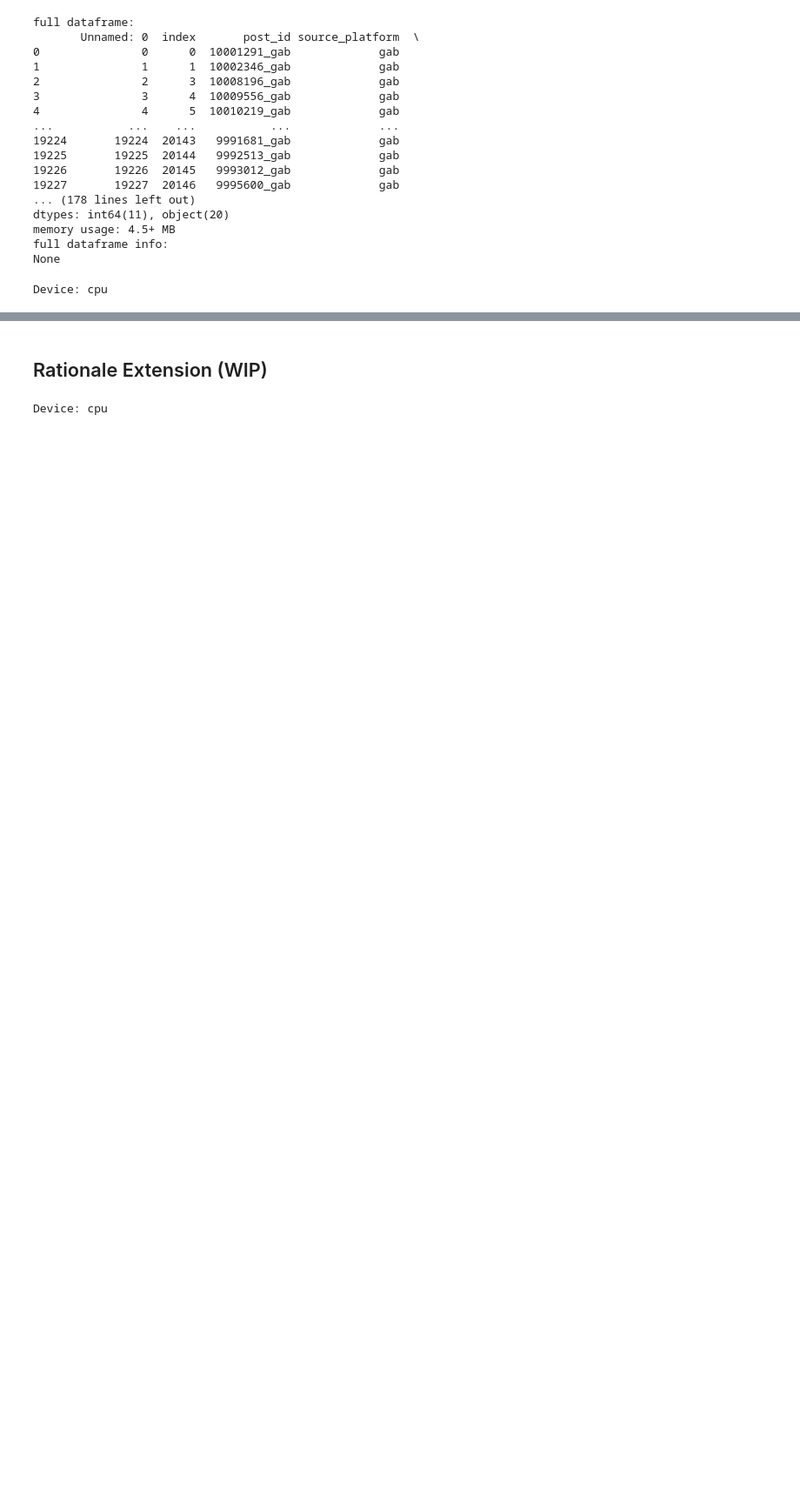
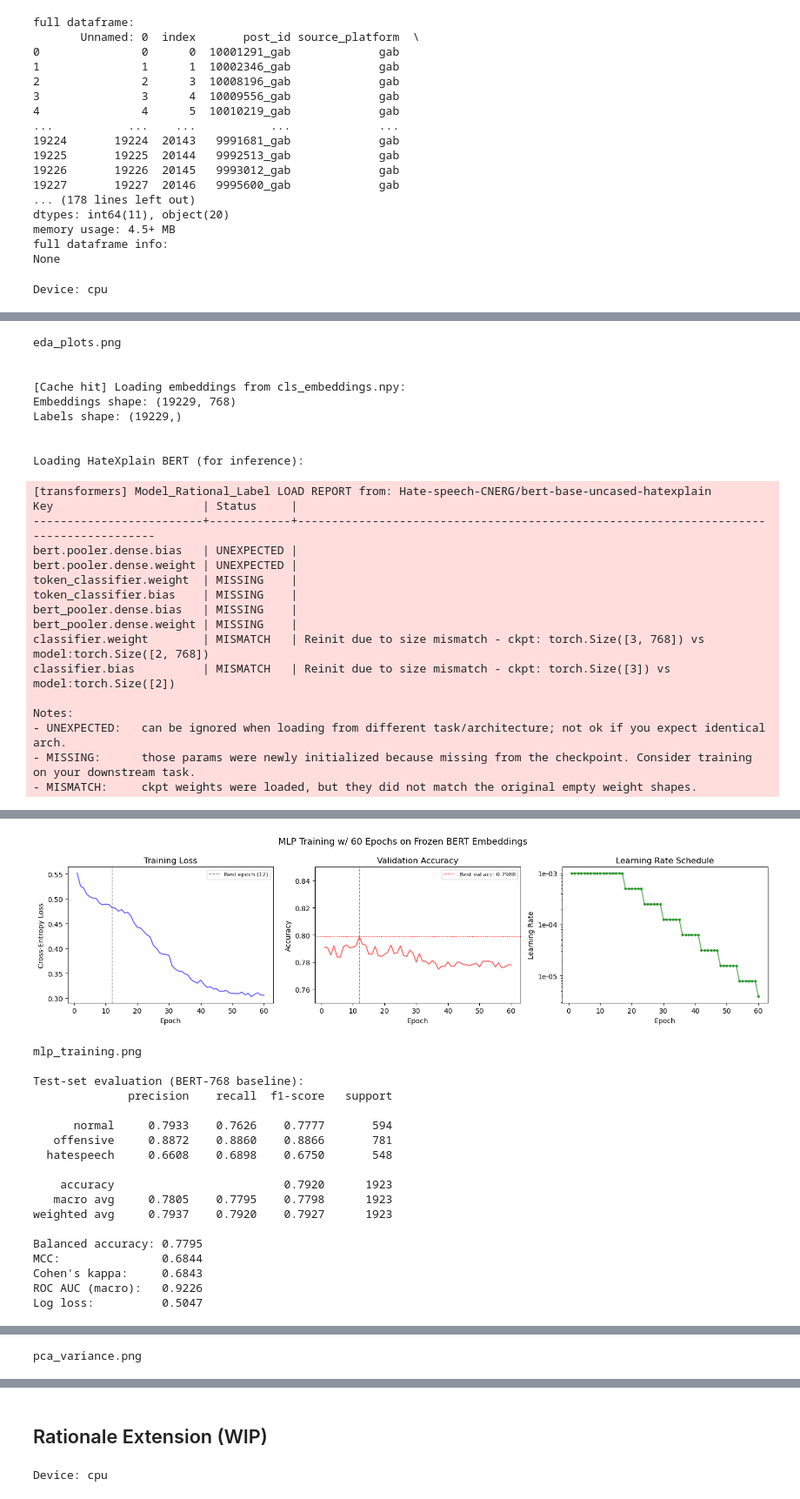
Before and after one commit to arielktran/HateSpeech, a Jupyter notebook: 3_class_MLP_classifier/mini_project_1_code.ipynb, the cells around one changed output, grey strips where cells are left out. Shown at 87% size. Cells and saved outputs as stored; diff of their text form; code cells hidden in the pictures; blank space fills up the shorter version.

```diff
--- a/3_class_MLP_classifier/mini_project_1_code.ipynb
+++ b/3_class_MLP_classifier/mini_project_1_code.ipynb
@@ -51,8 +51,8 @@ from pathlib import Path
 warnings.filterwarnings("ignore")
 
 # Constants:
-HF_MODEL = "Hate-speech-CNERG/bert-base-uncased-hatexplain-rationale-two"
-# HF_MODEL = "Hate-speech-CNERG/bert-base-uncased-hatexplain"
+# HF_MODEL = "Hate-speech-CNERG/bert-base-uncased-hatexplain-rationale-two"
+HF_MODEL = "Hate-speech-CNERG/bert-base-uncased-hatexplain"
 MAX_LEN = 128
 BATCH_SIZE = 32
 MLP_EPOCHS = 60
@@ -446,7 +446,10 @@ def main(csv_path="df_final.csv", sample_n=None):
         # still need tokenizer + bert_model for inference
         print(f"\nLoading HateXplain BERT (for inference):")
         tokenizer = AutoTokenizer.from_pretrained(HF_MODEL)
-        bert_model = Model_Rational_Label.from_pretrained(HF_MODEL).to(DEVICE)
+        # bert_model = Model_Rational_Label.from_pretrained(HF_MODEL).to(DEVICE)
+        bert_model = Model_Rational_Label.from_pretrained(
+            HF_MODEL, ignore_mismatched_sizes=True
+        ).to(DEVICE)
         for p in bert_model.parameters():
             p.requires_grad = False
         bert_model.eval()
@@ -457,7 +460,10 @@ def main(csv_path="df_final.csv", sample_n=None):
 
         print(f"\nLoading official HateXplain BERT:")
         tokenizer = AutoTokenizer.from_pretrained(HF_MODEL)
-        bert_model = Model_Rational_Label.from_pretrained(HF_MODEL).to(DEVICE)
+        # bert_model = Model_Rational_Label.from_pretrained(HF_MODEL).to(DEVICE)
+        bert_model = Model_Rational_Label.from_pretrained(
+            HF_MODEL, ignore_mismatched_sizes=True
+        ).to(DEVICE)
         for p in bert_model.parameters():
             p.requires_grad = False
         bert_model.eval()
@@ -679,0 +1438,3 @@ Inference Demo on New, Unseen Prompts:
+# %%
+bert_model, mlp_model, tokenizer, train_val_test_data, all_results = main(csv_path="df_final.csv")
+# %% [output]
@@ -679,0 +1442,25 @@ Inference Demo on New, Unseen Prompts:
+eda_plots.png
+
+
+[Cache hit] Loading embeddings from cls_embeddings.npy:
+Embeddings shape: (19229, 768)
+Labels shape: (19229,)
+
+
+Loading HateXplain BERT (for inference):
+[transformers] Model_Rational_Label LOAD REPORT from: Hate-speech-CNERG/bert-base-uncased-hatexplain
+Key                      | Status     |
+-------------------------+------------+---------------------------------------------------------------------------------------
+bert.pooler.dense.bias   | UNEXPECTED |
+bert.pooler.dense.weight | UNEXPECTED |
+token_classifier.weight  | MISSING    |
+token_classifier.bias    | MISSING    |
+bert_pooler.dense.bias   | MISSING    |
+bert_pooler.dense.weight | MISSING    |
+classifier.weight        | MISMATCH   | Reinit due to size mismatch - ckpt: torch.Size([3, 768]) vs model:torch.Size([2, 768])
+classifier.bias          | MISMATCH   | Reinit due to size mismatch - ckpt: torch.Size([3]) vs model:torch.Size([2])
+
+Notes:
+- UNEXPECTED:   can be ignored when loading from different task/architecture; not ok if you expect identical arch.
+- MISSING:      those params were newly initialized because missing from the checkpoint. Consider training on your downstream task.
+- MISMATCH:     ckpt weights were loaded, but they did not match the original empty weight shapes.
@@ -679,0 +1484,19 @@ Inference Demo on New, Unseen Prompts:
+[figure, added]
+mlp_training.png
+
+Test-set evaluation (BERT-768 baseline):
+              precision    recall  f1-score   support
+
+      normal     0.7933    0.7626    0.7777       594
+   offensive     0.8872    0.8860    0.8866       781
+  hatespeech     0.6608    0.6898    0.6750       548
+
+    accuracy                         0.7920      1923
+   macro avg     0.7805    0.7795    0.7798      1923
+weighted avg     0.7937    0.7920    0.7927      1923
+
+Balanced accuracy: 0.7795
+MCC:               0.6844
+Cohen's kappa:     0.6843
+ROC AUC (macro):   0.9226
+Log loss:          0.5047
@@ -679,0 +1522 @@ Inference Demo on New, Unseen Prompts:
+pca_variance.png
```
Also changed, not shown: parts of 4 cells of this notebook, 7 other files.
